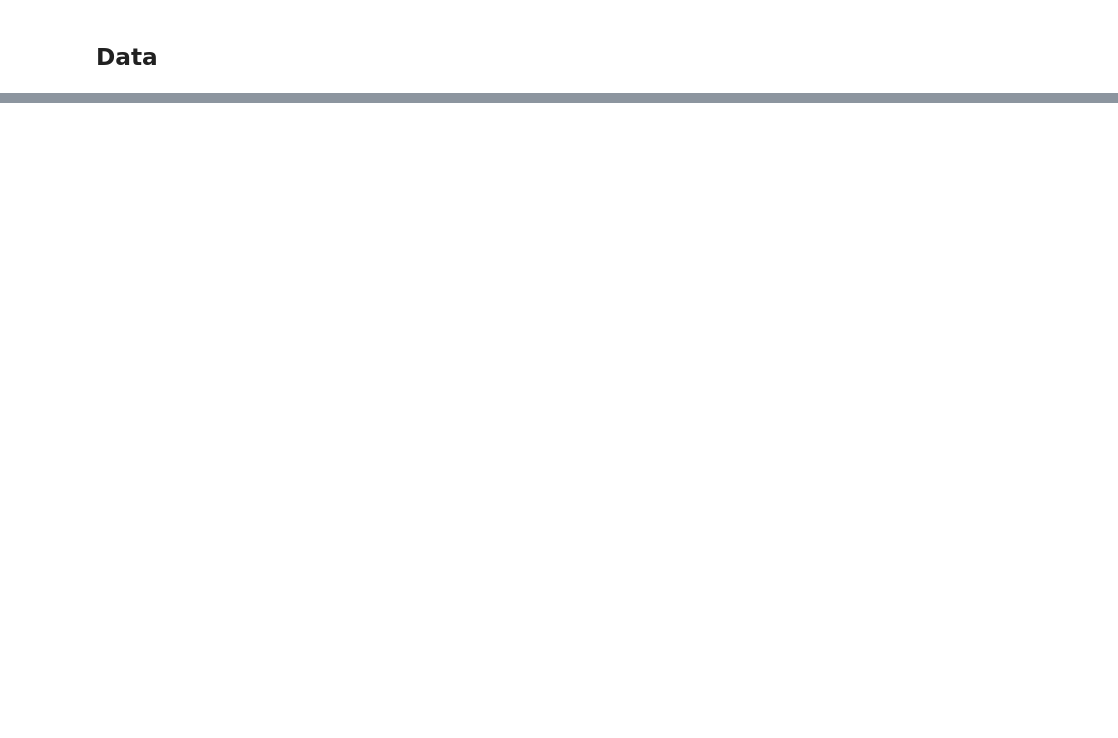
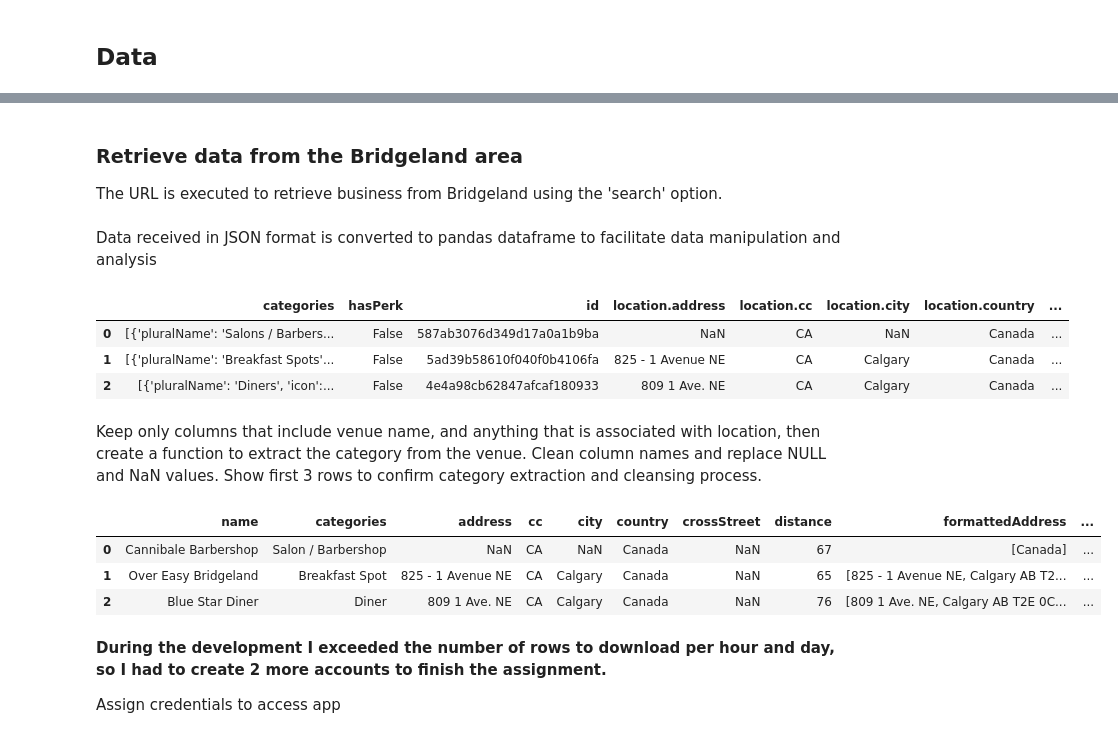
Before and after one commit to arielsoler/Coursera_Capstone, a Jupyter notebook: Capstone Project - The Battle of Neighborhoods.ipynb, the cells around one changed output, grey strips where cells are left out. Saved outputs shown, nothing was run; the diff lists cells and outputs as text; code cells hidden in the pictures; blank space fills up the shorter version.

```diff
--- a/Capstone Project - The Battle of Neighborhoods.ipynb
+++ b/Capstone Project - The Battle of Neighborhoods.ipynb
@@ -74,0 +137,9 @@ This is how data from Foursquare will be used in the project:
+# %%
+address = 'Bridgeland, Calgary, Alberta, Canada'
+
+geolocator = Nominatim(user_agent="foursquare_agent")
+location = geolocator.geocode(address)
+latitude = location.latitude
+longitude = location.longitude
+radius = 500
+print('Bridgeland location is:', latitude, longitude)
@@ -74,0 +152,5 @@ This is how data from Foursquare will be used in the project:
+# %%
+url = 'https://api.foursquare.com/v2/venues/search?client_id={}&client_secret={}&ll={},{}&v={}&radius={}&limit={}'.format(CLIENT_ID, CLIENT_SECRET, latitude, longitude, VERSION, radius, LIMIT)
+# %% [markdown]
+### Retrieve data from the Bridgeland area
+The URL is executed to retrieve business from Bridgeland using the 'search' option.
@@ -74,0 +159,54 @@ This is how data from Foursquare will be used in the project:
+# %% [markdown]
+Data received in JSON format is converted to pandas dataframe to facilitate data manipulation and analysis
+# %%
+# assign relevant part of JSON to venues
+venues = results['response']['venues']
+
+# tranform venues into a dataframe
+dataframe = json_normalize(venues)
+dataframe.head(3)
+# %% [output]
+|  | categories | hasPerk | id | location.address | location.cc | location.city | location.country | ... |
+| 0 | [{'pluralName': 'Salons / Barbers... | False | 587ab3076d349d17a0a1b9ba | NaN | CA | NaN | Canada | ... |
+| 1 | [{'pluralName': 'Breakfast Spots'... | False | 5ad39b58610f040f0b4106fa | 825 - 1 Avenue NE | CA | Calgary | Canada | ... |
+| 2 | [{'pluralName': 'Diners', 'icon':... | False | 4e4a98cb62847afcaf180933 | 809 1 Ave. NE | CA | Calgary | Canada | ... |
+# %% [markdown]
+Keep only columns that include venue name, and anything that is associated with location, then create a function to extract the category from the venue.
+Clean column names and replace NULL and NaN values.
+Show first 3 rows to confirm category extraction and cleansing process.
+# %%
+# keep only columns that include venue name, and anything that is associated with location
+filtered_columns = ['name', 'categories'] + [col for col in dataframe.columns if col.startswith('location.')] + ['id']
+dataframe_filtered = dataframe.loc[:, filtered_columns]
+
+# function that extracts the category of the venue
+def get_category_type(row):
+    try:
+        categories_list = row['categories']
+    except:
+        categories_list = row['venue.categories']
+
+    if len(categories_list) == 0:
+        return None
+    else:
+        return categories_list[0]['name']
+
+# filter the category for each row
+dataframe_filtered['categories'] = dataframe_filtered.apply(get_category_type, axis=1)
+
+# clean column names by keeping only last term
+dataframe_filtered.columns = [column.split('.')[-1] for column in dataframe_filtered.columns]
+
+# Clean null and NaN values
+dataframe_filtered['categories'] = dataframe_filtered['categories'].fillna('')
+
+dataframe_filtered.head(3)
+# %% [output]
+|  | name | categories | address | cc | city | country | crossStreet | distance | formattedAddress | ... |
+| 0 | Cannibale Barbershop | Salon / Barbershop | NaN | CA | NaN | Canada | NaN | 67 | [Canada] | ... |
+| 1 | Over Easy Bridgeland | Breakfast Spot | 825 - 1 Avenue NE | CA | Calgary | Canada | NaN | 65 | [825 - 1 Avenue NE, Calgary AB T2... | ... |
+| 2 | Blue Star Diner | Diner | 809 1 Ave. NE | CA | Calgary | Canada | NaN | 76 | [809 1 Ave. NE, Calgary AB T2E 0C... | ... |
+# %% [markdown]
+**During the development I exceeded the number of rows to download per hour and day, so I had to create 2 more accounts to finish the assignment.**
+
+Assign credentials to access app
```
Also changed, not shown: parts of 60 cells of this notebook.
